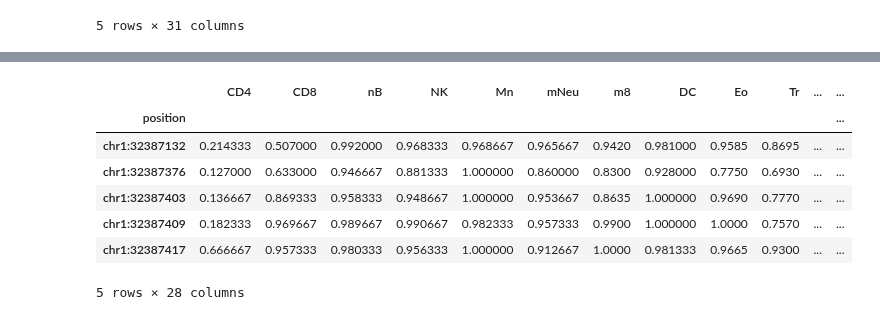
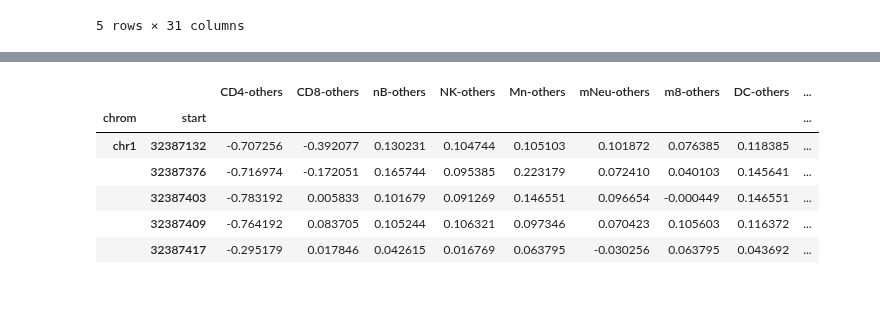
Before and after one commit to Irfanwustl/Research_code, a Jupyter notebook: MHB_per_read/softreadcounting/try2/preprocessALLcpg/Othermean_ALLct.ipynb, the cells around one changed output, grey strips where cells are left out. Cells and saved outputs as stored; diff of their text form; code cells hidden in the pictures.

```diff
--- a/MHB_per_read/softreadcounting/try2/preprocessALLcpg/Othermean_ALLct.ipynb
+++ b/MHB_per_read/softreadcounting/try2/preprocessALLcpg/Othermean_ALLct.ipynb
@@ -107,19 +111,21 @@ biggerdf.head()
+# %%
+
+biggerdf=biggerdf.set_index(['chrom','start'])
+
+biggerdf=biggerdf[deltacols]
+biggerdf.head()
+# %% [output]
+|  |  | CD4-others | CD8-others | nB-others | NK-others | Mn-others | mNeu-others | m8-others | DC-others | ... |
+| chrom | start |  |  |  |  |  |  |  |  | ... |
+| chr1 | 32387132 | -0.707256 | -0.392077 | 0.130231 | 0.104744 | 0.105103 | 0.101872 | 0.076385 | 0.118385 | ... |
+|  | 32387376 | -0.716974 | -0.172051 | 0.165744 | 0.095385 | 0.223179 | 0.072410 | 0.040103 | 0.145641 | ... |
+|  | 32387403 | -0.783192 | 0.005833 | 0.101679 | 0.091269 | 0.146551 | 0.096654 | -0.000449 | 0.146551 | ... |
+|  | 32387409 | -0.764192 | 0.083705 | 0.105244 | 0.106321 | 0.097346 | 0.070423 | 0.105603 | 0.116372 | ... |
+|  | 32387417 | -0.295179 | 0.017846 | 0.042615 | 0.016769 | 0.063795 | -0.030256 | 0.063795 | 0.043692 | ... |
 # %%
 dup=biggerdf[biggerdf.index.duplicated()]
 if dup.shape[0]!=0:
     print(dup)
     print('dup why??')
-# %%
-biggerdf=biggerdf.drop(['chrom','start','end'],axis=1)
-biggerdf.head()
-# %% [output]
-|  | CD4 | CD8 | nB | NK | Mn | mNeu | m8 | DC | Eo | Tr | ... | ... |
-| position |  |  |  |  |  |  |  |  |  |  |  | ... |
-| chr1:32387132 | 0.214333 | 0.507000 | 0.992000 | 0.968333 | 0.968667 | 0.965667 | 0.9420 | 0.981000 | 0.9585 | 0.8695 | ... | ... |
-| chr1:32387376 | 0.127000 | 0.633000 | 0.946667 | 0.881333 | 1.000000 | 0.860000 | 0.8300 | 0.928000 | 0.7750 | 0.6930 | ... | ... |
-| chr1:32387403 | 0.136667 | 0.869333 | 0.958333 | 0.948667 | 1.000000 | 0.953667 | 0.8635 | 1.000000 | 0.9690 | 0.7770 | ... | ... |
-| chr1:32387409 | 0.182333 | 0.969667 | 0.989667 | 0.990667 | 0.982333 | 0.957333 | 0.9900 | 1.000000 | 1.0000 | 0.7570 | ... | ... |
-| chr1:32387417 | 0.666667 | 0.957333 | 0.980333 | 0.956333 | 1.000000 | 0.912667 | 1.0000 | 0.981333 | 0.9665 | 0.9300 | ... | ... |
-5 rows × 28 columns
 # %%
 biggerdf.to_csv(outfile,sep="\t")
```
Also changed, not shown: parts of 3 cells of this notebook, 2 other files.
